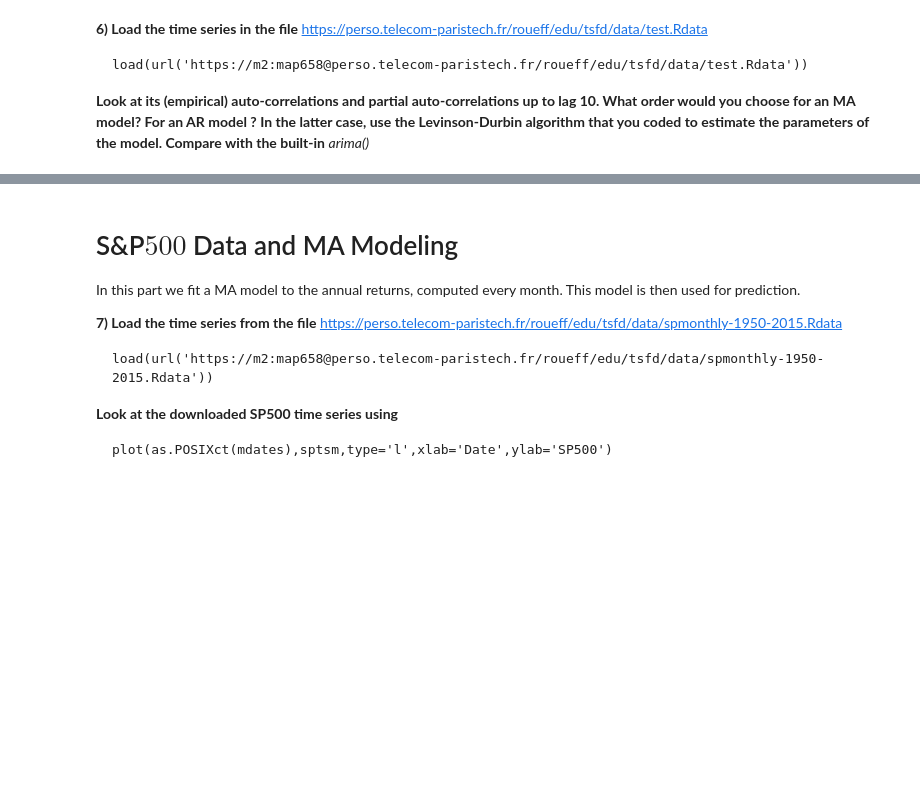
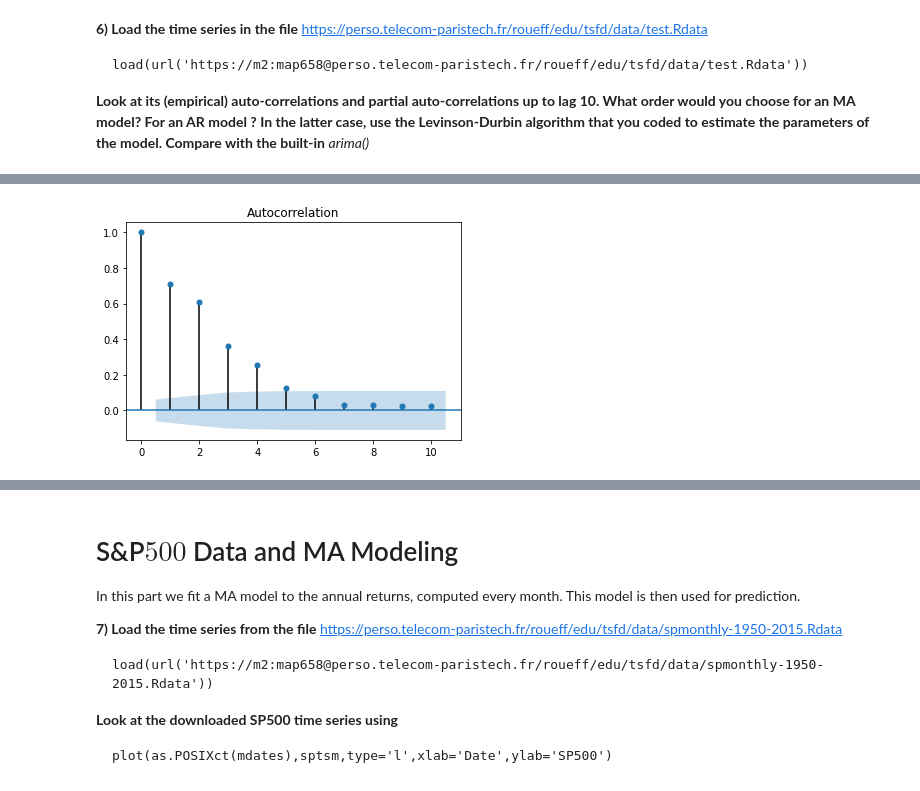
Before and after one commit to SushiFou/Time-Series---Financial-Data-, a Jupyter notebook: TP1_Time_Series_Kervella.ipynb, the cells around one changed output, grey strips where cells are left out. Saved outputs shown, nothing was run; the diff lists cells and outputs as text; code cells hidden in the pictures; blank space fills up the shorter version.

```diff
--- a/TP1_Time_Series_Kervella.ipynb
+++ b/TP1_Time_Series_Kervella.ipynb
@@ -60,0 +217,2 @@ What order would you choose for an MA model? For an AR model ? In the latter cas
+# %%
+data = pyreadr.read_r('data.RData')
@@ -60,0 +223,2 @@ What order would you choose for an MA model? For an AR model ? In the latter cas
+# %%
+df = data['x']
@@ -60,0 +234,5 @@ What order would you choose for an MA model? For an AR model ? In the latter cas
+# %%
+plot_acf(df['x'], lags=10)
+plt.show()
+# %% [output]
+[figure, added]
```
Also changed, not shown: parts of 20 cells of this notebook.
